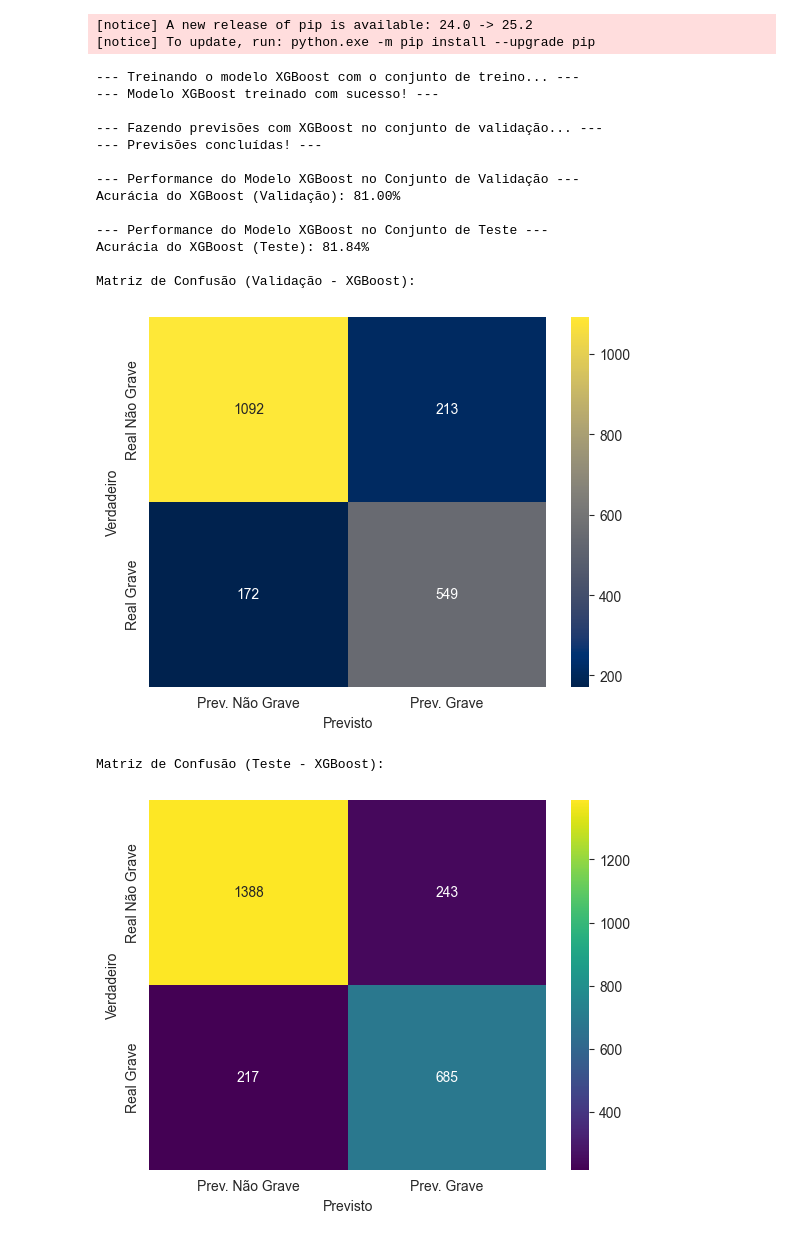
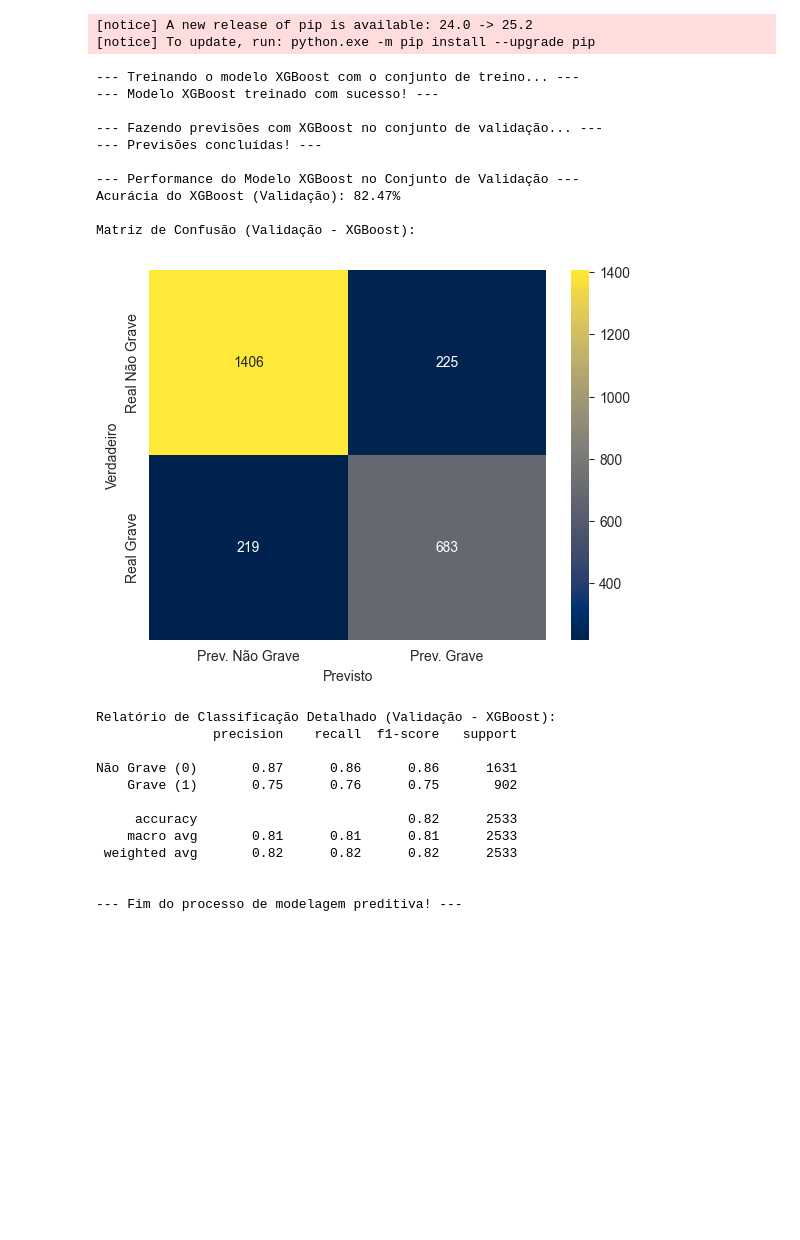
Before and after one commit to charlierf/desafio-di2win, a Jupyter notebook: notebooks/03_Modelagem_Preditiva_CENIPA.ipynb, the cells around one changed output. Drawn from its saved outputs; the diff is of its cells as text; code cells hidden in the pictures; blank space fills up the shorter version.

```diff
--- a/notebooks/03_Modelagem_Preditiva_CENIPA.ipynb
+++ b/notebooks/03_Modelagem_Preditiva_CENIPA.ipynb
@@ -207,15 +204,15 @@ X = X_encoded
 # 'y' já foi definido anteriormente
 
 # Passo 1: Primeira divisão para separar o conjunto de Teste (20%)
-X_temp, X_test, y_temp, y_test = train_test_split(
+X_train, X_val, y_train, y_val = train_test_split(
     X, y, test_size=0.2, random_state=42, stratify=y
 )
 
 # Passo 2: Segunda divisão sobre os dados temporários para criar Treino (80% de 80% = 64%) e Validação (20% de 80% = 16%)
 # O test_size aqui é 0.25 (ou seja, 25% de 80% = 20% do original, mas para manter a proporção vamos usar 16/80 = 0.2)
-X_train, X_val, y_train, y_val = train_test_split(
-    X_temp, y_temp, test_size=0.2, random_state=42, stratify=y_temp
-)
+# X_train, X_val, y_train, y_val = train_test_split(
+#     X_temp, y_temp, test_size=0.2, random_state=42, stratify=y_temp
+# )
 
 
 # Verificando os formatos dos conjuntos resultantes
@@ -223,14 +220,14 @@ print("--- Formato dos Conjuntos de Dados ---")
 print(f"Total de dados original: {len(X)} amostras")
 print(f"Conjunto de Treino (X_train): {X_train.shape}")
 print(f"Conjunto de Validação (X_val): {X_val.shape}")
-print(f"Conjunto de Teste (X_test): {X_test.shape}")
+# print(f"Conjunto de Teste (X_test): {X_test.shape}")
 
 
 # Verificando a proporção da variável alvo em cada conjunto
 print("\n--- Proporção da Variável Alvo ---")
 print("No conjunto de Treino:\n", y_train.value_counts(normalize=True))
 print("\nNo conjunto de Validação:\n", y_val.value_counts(normalize=True))
-print("\nNo conjunto de Teste:\n", y_test.value_counts(normalize=True))
+# print("\nNo conjunto de Teste:\n", y_test.value_counts(normalize=True))
 # %% [output]
 --- Formato dos Conjuntos de Dados ---
 Total de dados original: 12662 amostras
@@ -416,7 +359,7 @@ print("--- Modelo XGBoost treinado com sucesso! ---")
 print("\n--- Fazendo previsões com XGBoost no conjunto de validação... ---")
 # 4. Fazendo previsões nos dados de validação
 y_val_pred_xgb = xgb_model.predict(X_val)
-y_test_pred_xgb = xgb_model.predict(X_test)
+# y_test_pred_xgb = xgb_model.predict(X_test)
 print("--- Previsões concluídas! ---")
 
 
@@ -424,48 +367,55 @@ print("--- Previsões concluídas! ---")
 print("\n--- Performance do Modelo XGBoost no Conjunto de Validação ---")
 # Acurácia
 accuracy_xgb = accuracy_score(y_val, y_val_pred_xgb)
 print(f"Acurácia do XGBoost (Validação): {accuracy_xgb:.2%}")
 
-print("\n--- Performance do Modelo XGBoost no Conjunto de Teste ---")
-# Acurácia no conjunto de teste
-print(f"Acurácia do XGBoost (Teste): {accuracy_score(y_test, y_test_pred_xgb):.2%}")
+# print("\n--- Performance do Modelo XGBoost no Conjunto de Teste ---")
+# # Acurácia no conjunto de teste
+# print(f"Acurácia do XGBoost (Teste): {accuracy_score(y_test, y_test_pred_xgb):.2%}")
 
 # Matriz de Confusão
 print("\nMatriz de Confusão (Validação - XGBoost):")
 cm_val_xgb = confusion_matrix(y_val, y_val_pred_xgb)
 sns.heatmap(cm_val_xgb, annot=True, fmt='d', cmap='cividis', xticklabels=['Prev. Não Grave', 'Prev. Grave'], yticklabels=['Real Não Grave', 'Real Grave'])
 plt.ylabel('Verdadeiro')
 plt.xlabel('Previsto')
 plt.show()
 
-print("\nMatriz de Confusão (Teste - XGBoost):")
-cm_test_xgb = confusion_matrix(y_test, y_test_pred_xgb)
-sns.heatmap(cm_test_xgb, annot=True, fmt='d', cmap='viridis', xticklabels=['Prev. Não Grave', 'Prev. Grave'], yticklabels=['Real Não Grave', 'Real Grave'])
-plt.ylabel('Verdadeiro')
-plt.xlabel('Previsto')
-plt.show()
+# print("\nMatriz de Confusão (Teste - XGBoost):")
+# cm_test_xgb = confusion_matrix(y_test, y_test_pred_xgb)
+# sns.heatmap(cm_test_xgb, annot=True, fmt='d', cmap='viridis', xticklabels=['Prev. Não Grave', 'Prev. Grave'], yticklabels=['Real Não Grave', 'Real Grave'])
+# plt.ylabel('Verdadeiro')
+# plt.xlabel('Previsto')
+# plt.show()
 
 
 # Relatório de Classificação
 print("\nRelatório de Classificação Detalhado (Validação - XGBoost):")
 print(classification_report(y_val, y_val_pred_xgb, target_names=['Não Grave (0)', 'Grave (1)']))
-print("\nRelatório de Classificação Detalhado (Teste - XGBoost):")
-print(classification_report(y_test, y_test_pred_xgb, target_names=['Não Grave (0)', 'Grave (1)']))
+# print("\nRelatório de Classificação Detalhado (Teste - XGBoost):")
+# print(classification_report(y_test, y_test_pred_xgb, target_names=['Não Grave (0)', 'Grave (1)']))
 print("\n--- Fim do processo de modelagem preditiva! ---")
 # %% [output]
 --- Treinando o modelo XGBoost com o conjunto de treino... ---
 --- Modelo XGBoost treinado com sucesso! ---
 
 --- Fazendo previsões com XGBoost no conjunto de validação... ---
 --- Previsões concluídas! ---
 
 --- Performance do Modelo XGBoost no Conjunto de Validação ---
-Acurácia do XGBoost (Validação): 81.00%
-
---- Performance do Modelo XGBoost no Conjunto de Teste ---
-Acurácia do XGBoost (Teste): 81.84%
+Acurácia do XGBoost (Validação): 82.47%
 
 Matriz de Confusão (Validação - XGBoost):
-[figure, old version]
+[figure, new version]
-Matriz de Confusão (Teste - XGBoost):
+Relatório de Classificação Detalhado (Validação - XGBoost):
+               precision    recall  f1-score   support
+
+Não Grave (0)       0.87      0.86      0.86      1631
+    Grave (1)       0.75      0.76      0.75       902
+
+     accuracy                           0.82      2533
+    macro avg       0.81      0.81      0.81      2533
+ weighted avg       0.82      0.82      0.82      2533
+
+
+--- Fim do processo de modelagem preditiva! ---
-[figure, removed]
```
Also changed, not shown: parts of 21 cells of this notebook, 2 other files.
